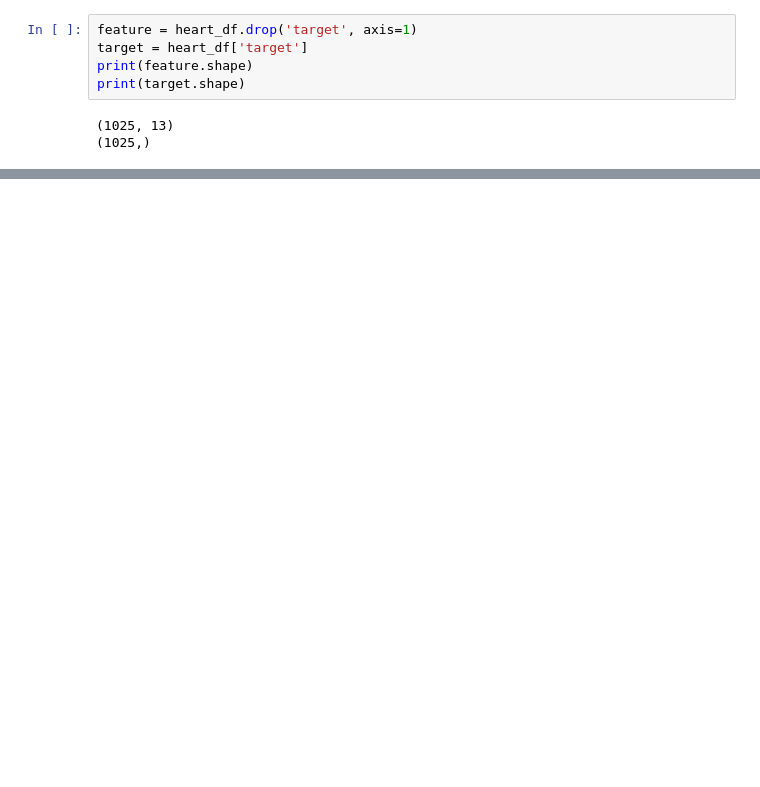
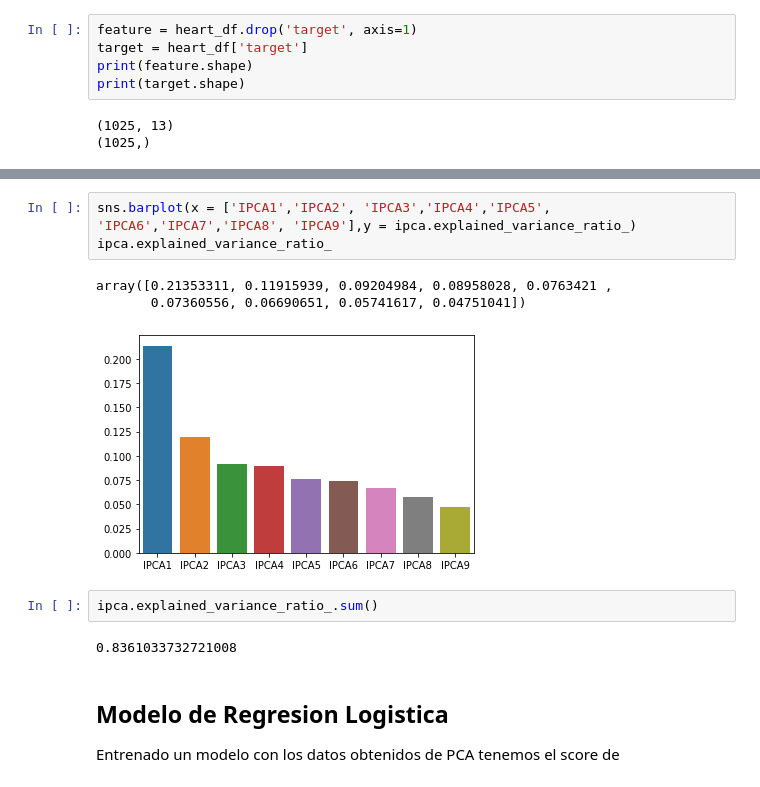
Before and after one commit to danieldhats7/learn_sklearn, a Jupyter notebook: 00_heart.ipynb, the cells around one changed output, grey strips where cells are left out. Cells and saved outputs as stored; diff of their text form; blank space fills up the shorter version.

```diff
--- a/00_heart.ipynb
+++ b/00_heart.ipynb
@@ -86,0 +139,14 @@ array([[<AxesSubplot:xlabel='age', ylabel='age'>,
+# %%
+sns.barplot(x = ['IPCA1','IPCA2', 'IPCA3','IPCA4','IPCA5', 'IPCA6','IPCA7','IPCA8', 'IPCA9'],y = ipca.explained_variance_ratio_)
+ipca.explained_variance_ratio_
+# %% [output]
+array([0.21353311, 0.11915939, 0.09204984, 0.08958028, 0.0763421 ,
+       0.07360556, 0.06690651, 0.05741617, 0.04751041])
+[figure, added]
+# %%
+ipca.explained_variance_ratio_.sum()
+# %% [output]
+0.8361033732721008
+# %% [markdown]
+## Modelo de Regresion Logistica
+Entrenado un modelo con los datos obtenidos de PCA tenemos el score de
```
Also changed, not shown: parts of 26 cells of this notebook, 1 other file.
